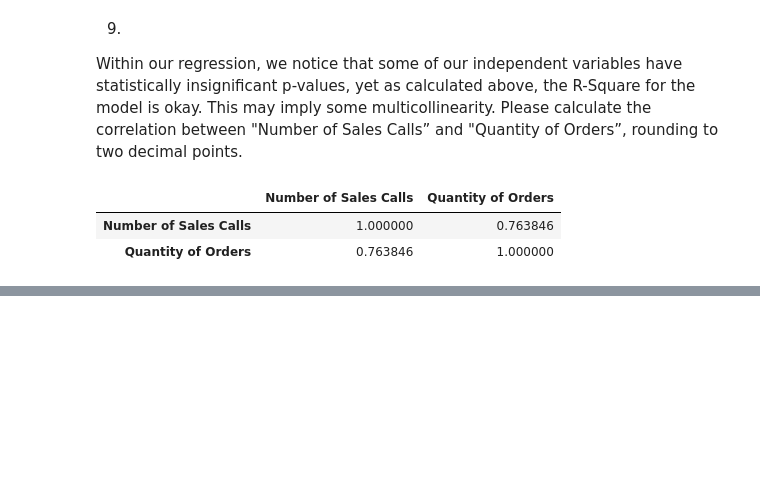
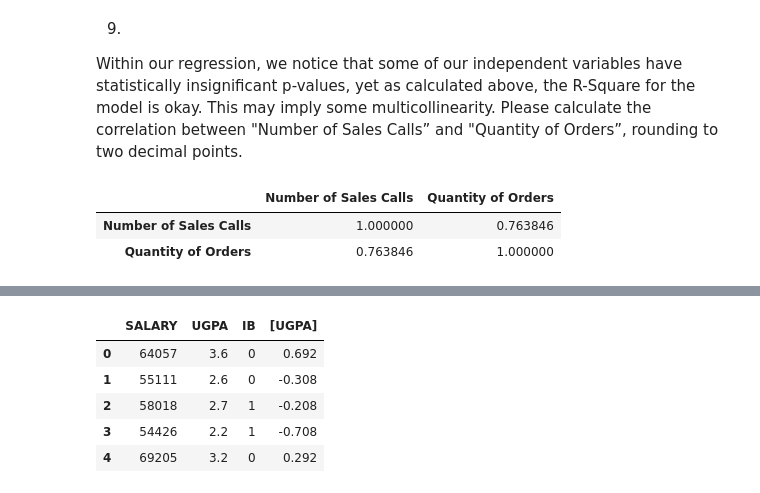
Before and after one commit to LZNEWT00Z/BSaAS, a Jupyter notebook: 3. Linear Regression for Business Statistics.ipynb, the cells around one changed output, grey strips where cells are left out. Drawn from its saved outputs; the diff is of its cells as text; code cells hidden in the pictures; blank space fills up the shorter version.

```diff
--- a/3. Linear Regression for Business Statistics.ipynb
+++ b/3. Linear Regression for Business Statistics.ipynb
@@ -509,0 +770,2 @@ quiz_data[["Number of Sales Calls", "Quantity of Orders"]].corr()
+# %%
+quiz_data = pd.read_excel("Excel files/4. Majors.xlsx", "Sheet1", index_col=None, na_values=["NA"])
@@ -509,0 +781,10 @@ quiz_data[["Number of Sales Calls", "Quantity of Orders"]].corr()
+# %%
+quiz_data = pd.get_dummies(quiz_data, drop_first=True).rename(columns = {"MAJOR_IB": "IB"})
+
+X = quiz_data[["IB", "UGPA"]]
+Y = quiz_data["SALARY"]
+
+X = sm.add_constant(X)
+model = sm.OLS(Y, X, hasconst=True).fit()
+print(model.summary())
+print("Beta 1 is:", round(model.params[1]))
@@ -509,0 +828,10 @@ quiz_data[["Number of Sales Calls", "Quantity of Orders"]].corr()
+# %%
+quiz_data["[UGPA]"] = quiz_data["UGPA"] - quiz_data["UGPA"].mean()
+
+X = quiz_data[["IB", "[UGPA]"]]
+Y = quiz_data["SALARY"]
+
+X = sm.add_constant(X)
+model = sm.OLS(Y, X, hasconst=True).fit()
+print(model.summary())
+print("Beta 0 is:", round(model.params[0]))
@@ -509,0 +872,9 @@ quiz_data[["Number of Sales Calls", "Quantity of Orders"]].corr()
+# %%
+quiz_data.head()
+# %% [output]
+|  | SALARY | UGPA | IB | [UGPA] |
+| 0 | 64057 | 3.6 | 0 | 0.692 |
+| 1 | 55111 | 2.6 | 0 | -0.308 |
+| 2 | 58018 | 2.7 | 1 | -0.208 |
+| 3 | 54426 | 2.2 | 1 | -0.708 |
+| 4 | 69205 | 3.2 | 0 | 0.292 |
```
Also changed, not shown: parts of 40 cells of this notebook, 3 other files.
